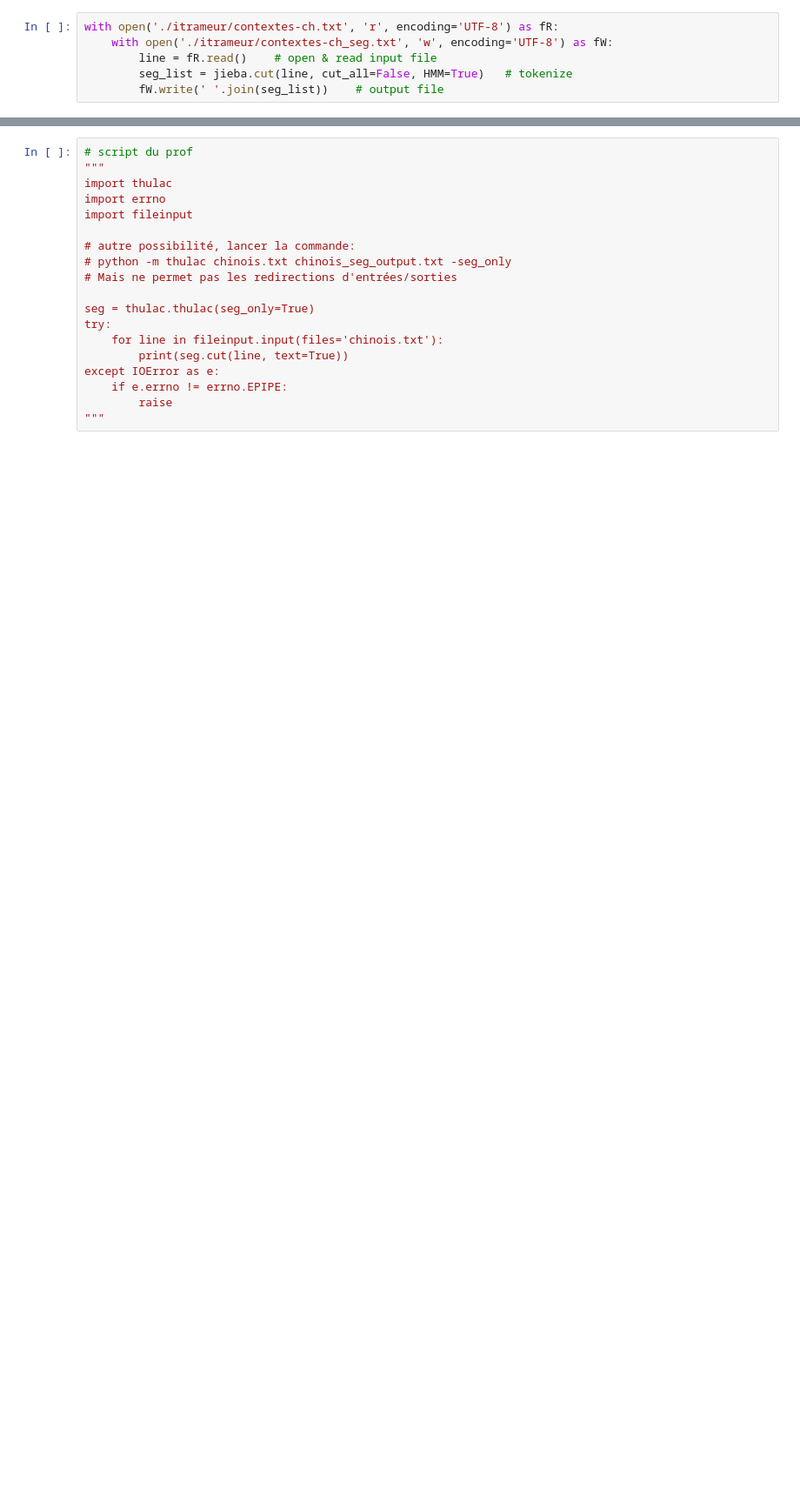
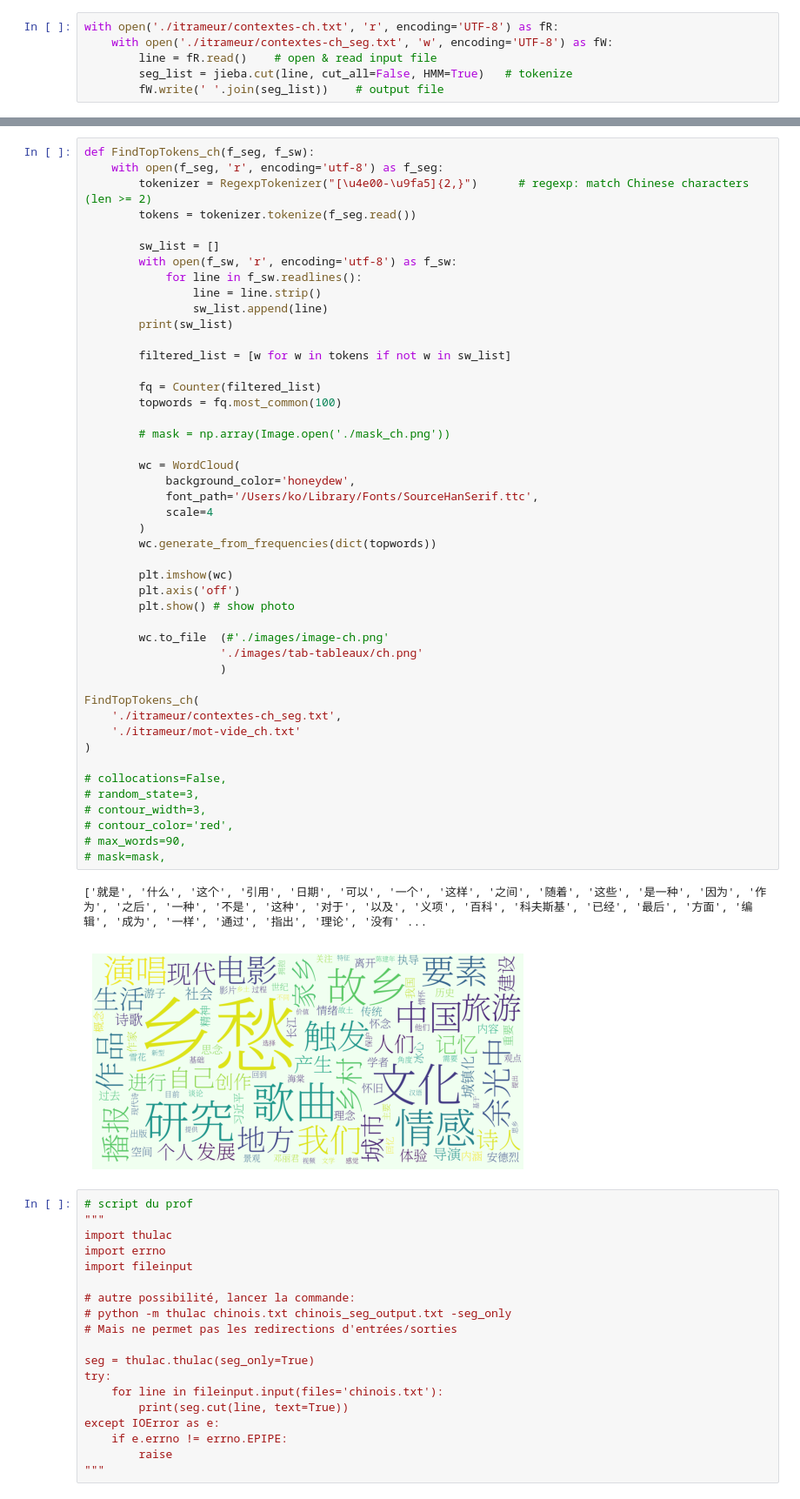
Before and after one commit to AnneSophie148/PROJET-PPE, a Jupyter notebook: tokenization_ch.ipynb, the cells around one changed output, grey strips where cells are left out. Shown at 87% size. Cells and saved outputs as stored; diff of their text form; blank space fills up the shorter version.

```diff
--- a/tokenization_ch.ipynb
+++ b/tokenization_ch.ipynb
@@ -99,3 +62,52 @@ filtering('./itrameur/contextes-eng.txt')
+# %%
+def FindTopTokens_ch(f_seg, f_sw):
+    with open(f_seg, 'r', encoding='utf-8') as f_seg:
+        tokenizer = RegexpTokenizer("[\u4e00-\u9fa5]{2,}")      # regexp: match Chinese characters (len >= 2)
+        tokens = tokenizer.tokenize(f_seg.read())
+
+        sw_list = []
+        with open(f_sw, 'r', encoding='utf-8') as f_sw:
+            for line in f_sw.readlines():
+                line = line.strip()
+                sw_list.append(line)
+        print(sw_list)
+
+        filtered_list = [w for w in tokens if not w in sw_list]
+
+        fq = Counter(filtered_list)
+        topwords = fq.most_common(100)
+
+        # mask = np.array(Image.open('./mask_ch.png'))
+
+        wc = WordCloud(
+            background_color='honeydew',
+            font_path='/Users/ko/Library/Fonts/SourceHanSerif.ttc',
+            scale=4
+        )
+        wc.generate_from_frequencies(dict(topwords))
+
+        plt.imshow(wc)
+        plt.axis('off')
+        plt.show() # show photo
+
+        wc.to_file  (#'./images/image-ch.png'
+                    './images/tab-tableaux/ch.png'
+                    )
+
+FindTopTokens_ch(
+    './itrameur/contextes-ch_seg.txt',
+    './itrameur/mot-vide_ch.txt'
+)
+
+# collocations=False,
+# random_state=3,
+# contour_width=3,
+# contour_color='red',
+# max_words=90,
+# mask=mask,
+# %% [output]
+['就是', '什么', '这个', '引用', '日期', '可以', '一个', '这样', '之间', '随着', '这些', '是一种', '因为', '作为', '之后', '一种', '不是', '这种', '对于', '以及', '义项', '百科', '科夫斯基', '已经', '最后', '方面', '编辑', '成为', '一样', '通过', '指出', '理论', '没有' ...
+[figure, added]
 # %%
 # script du prof
 """
```
Also changed, not shown: parts of 8 cells of this notebook, 7 other files.
